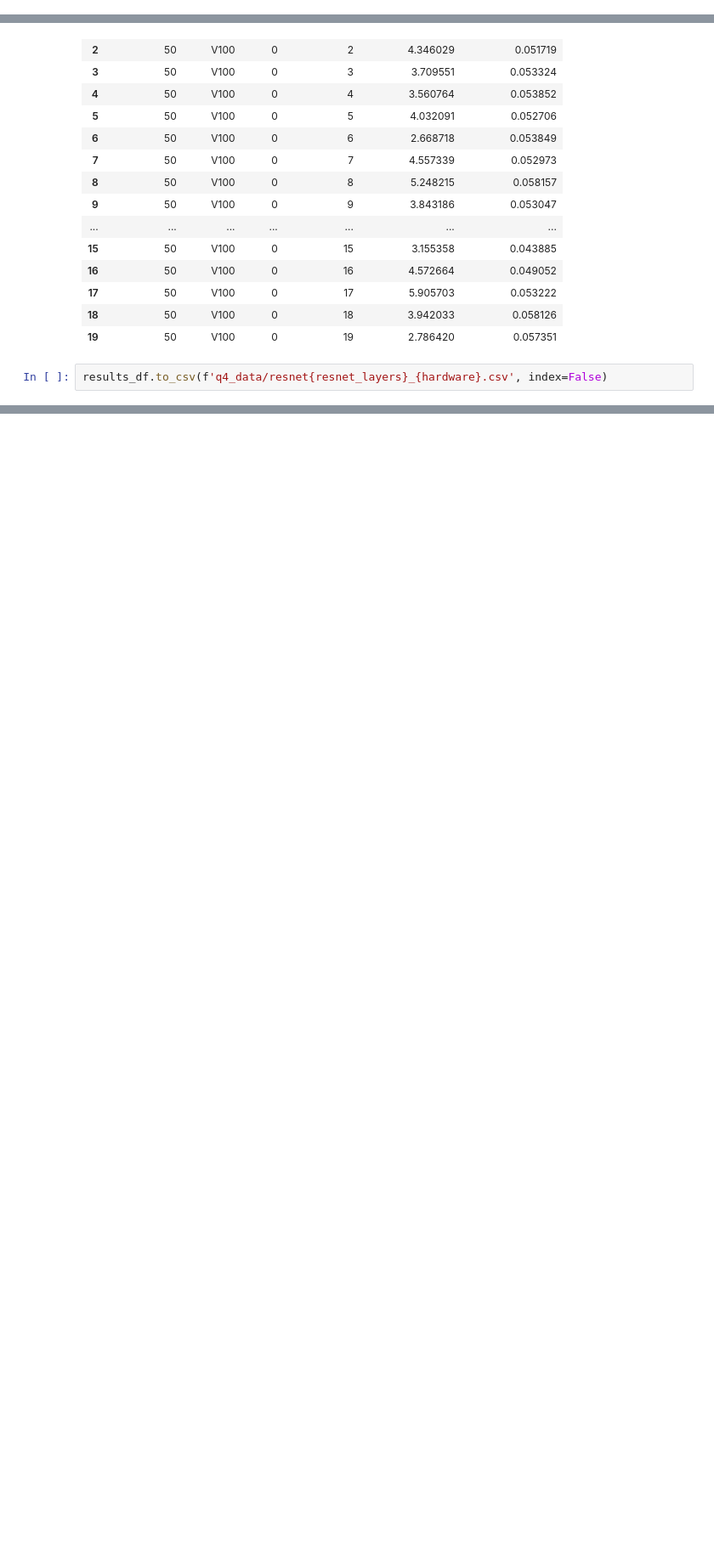
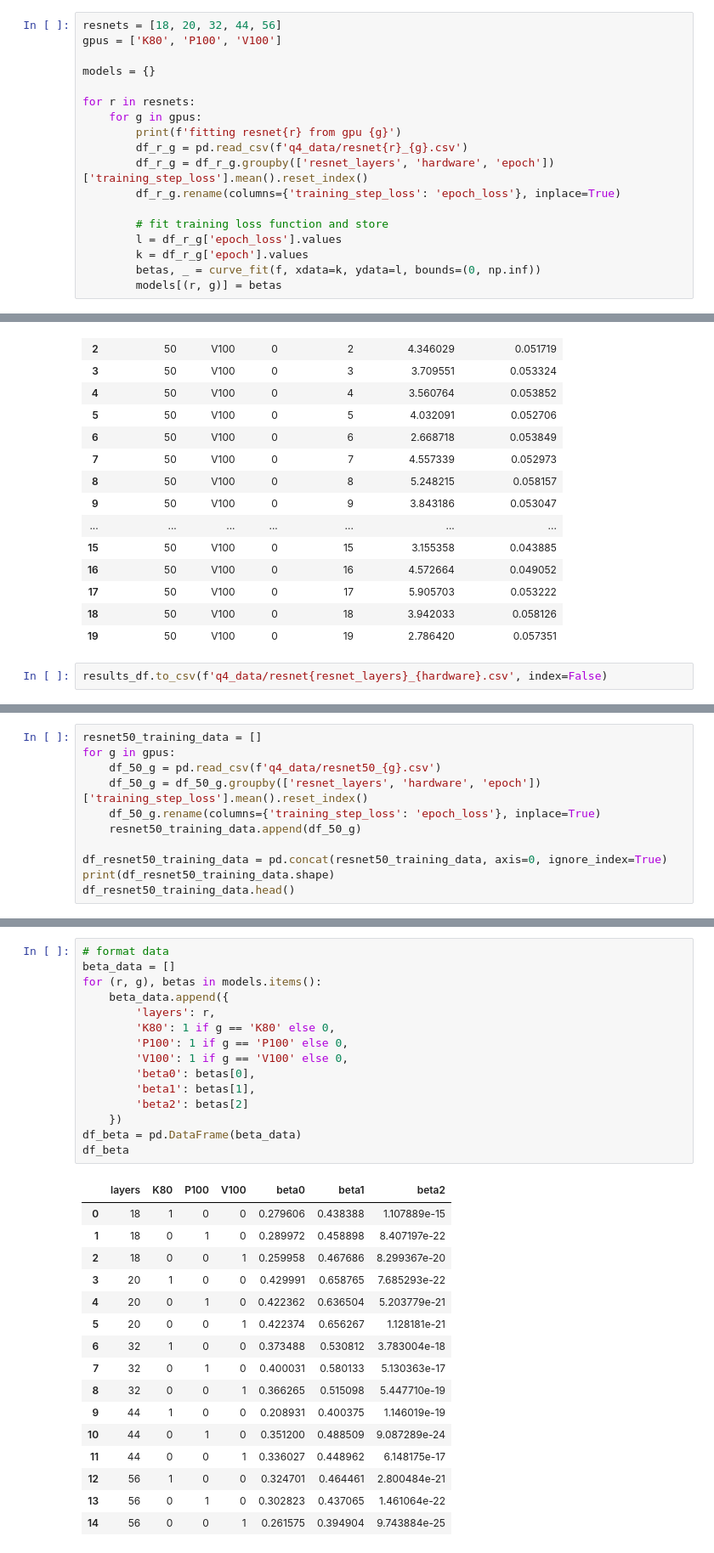
Before and after one commit to zach-lawless/coms6998-assignments, a Jupyter notebook: a4/ztl2103_coms6998_a4.ipynb, the cells around one changed output, grey strips where cells are left out. Shown at 85% size. Saved outputs shown, nothing was run; the diff lists cells and outputs as text; blank space fills up the shorter version.

```diff
--- a/a4/ztl2103_coms6998_a4.ipynb
+++ b/a4/ztl2103_coms6998_a4.ipynb
@@ -752,0 +761,18 @@ Now that me and my teammates have trained all of the various `ResNet` models on
+# %%
+resnets = [18, 20, 32, 44, 56]
+gpus = ['K80', 'P100', 'V100']
+
+models = {}
+
+for r in resnets:
+    for g in gpus:
+        print(f'fitting resnet{r} from gpu {g}')
+        df_r_g = pd.read_csv(f'q4_data/resnet{r}_{g}.csv')
+        df_r_g = df_r_g.groupby(['resnet_layers', 'hardware', 'epoch'])['training_step_loss'].mean().reset_index()
+        df_r_g.rename(columns={'training_step_loss': 'epoch_loss'}, inplace=True)
+
+        # fit training loss function and store
+        l = df_r_g['epoch_loss'].values
+        k = df_r_g['epoch'].values
+        betas, _ = curve_fit(f, xdata=k, ydata=l, bounds=(0, np.inf))
+        models[(r, g)] = betas
@@ -982,0 +1047,11 @@ results_df.to_csv(f'q4_data/resnet{resnet_layers}_{hardware}.csv', index=False)
+# %%
+resnet50_training_data = []
+for g in gpus:
+    df_50_g = pd.read_csv(f'q4_data/resnet50_{g}.csv')
+    df_50_g = df_50_g.groupby(['resnet_layers', 'hardware', 'epoch'])['training_step_loss'].mean().reset_index()
+    df_50_g.rename(columns={'training_step_loss': 'epoch_loss'}, inplace=True)
+    resnet50_training_data.append(df_50_g)
+
+df_resnet50_training_data = pd.concat(resnet50_training_data, axis=0, ignore_index=True)
+print(df_resnet50_training_data.shape)
+df_resnet50_training_data.head()
@@ -982,0 +1068,32 @@ results_df.to_csv(f'q4_data/resnet{resnet_layers}_{hardware}.csv', index=False)
+# %%
+# format data
+beta_data = []
+for (r, g), betas in models.items():
+    beta_data.append({
+        'layers': r,
+        'K80': 1 if g == 'K80' else 0,
+        'P100': 1 if g == 'P100' else 0,
+        'V100': 1 if g == 'V100' else 0,
+        'beta0': betas[0],
+        'beta1': betas[1],
+        'beta2': betas[2]
+    })
+df_beta = pd.DataFrame(beta_data)
+df_beta
+# %% [output]
+|  | layers | K80 | P100 | V100 | beta0 | beta1 | beta2 |
+| 0 | 18 | 1 | 0 | 0 | 0.279606 | 0.438388 | 1.107889e-15 |
+| 1 | 18 | 0 | 1 | 0 | 0.289972 | 0.458898 | 8.407197e-22 |
+| 2 | 18 | 0 | 0 | 1 | 0.259958 | 0.467686 | 8.299367e-20 |
+| 3 | 20 | 1 | 0 | 0 | 0.429991 | 0.658765 | 7.685293e-22 |
+| 4 | 20 | 0 | 1 | 0 | 0.422362 | 0.636504 | 5.203779e-21 |
+| 5 | 20 | 0 | 0 | 1 | 0.422374 | 0.656267 | 1.128181e-21 |
+| 6 | 32 | 1 | 0 | 0 | 0.373488 | 0.530812 | 3.783004e-18 |
+| 7 | 32 | 0 | 1 | 0 | 0.400031 | 0.580133 | 5.130363e-17 |
+| 8 | 32 | 0 | 0 | 1 | 0.366265 | 0.515098 | 5.447710e-19 |
+| 9 | 44 | 1 | 0 | 0 | 0.208931 | 0.400375 | 1.146019e-19 |
+| 10 | 44 | 0 | 1 | 0 | 0.351200 | 0.488509 | 9.087289e-24 |
+| 11 | 44 | 0 | 0 | 1 | 0.336027 | 0.448962 | 6.148175e-17 |
+| 12 | 56 | 1 | 0 | 0 | 0.324701 | 0.464461 | 2.800484e-21 |
+| 13 | 56 | 0 | 1 | 0 | 0.302823 | 0.437065 | 1.461064e-22 |
+| 14 | 56 | 0 | 0 | 1 | 0.261575 | 0.394904 | 9.743884e-25 |
```
Also changed, not shown: parts of 29 cells of this notebook, 2 other files.
